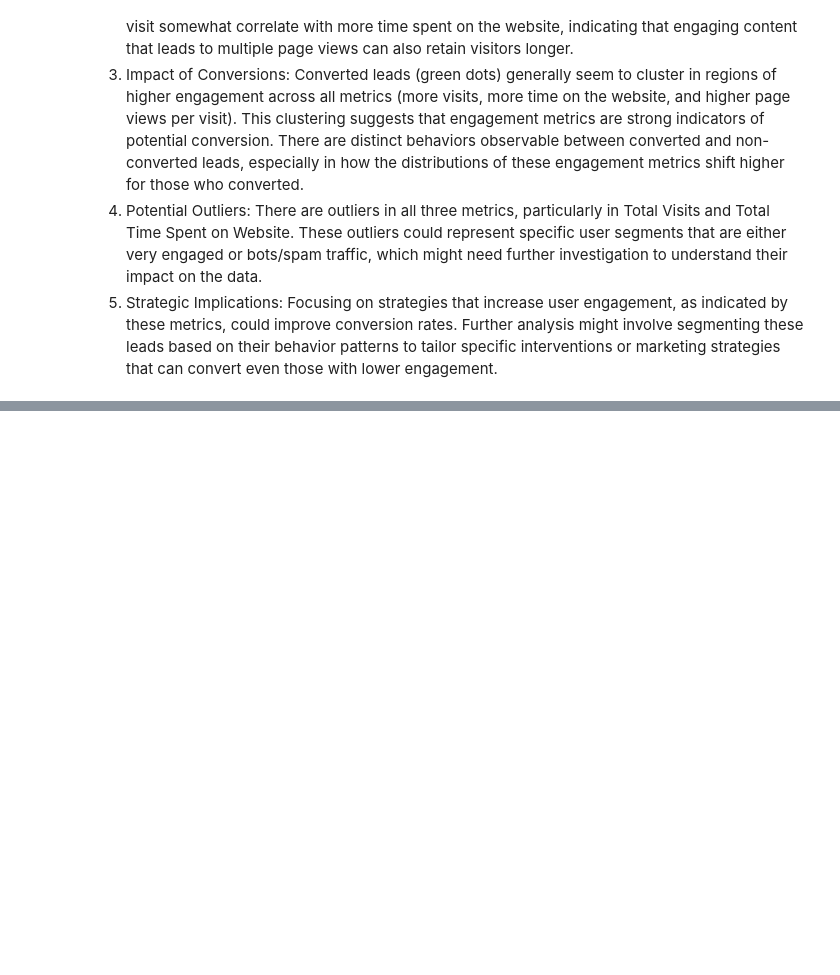
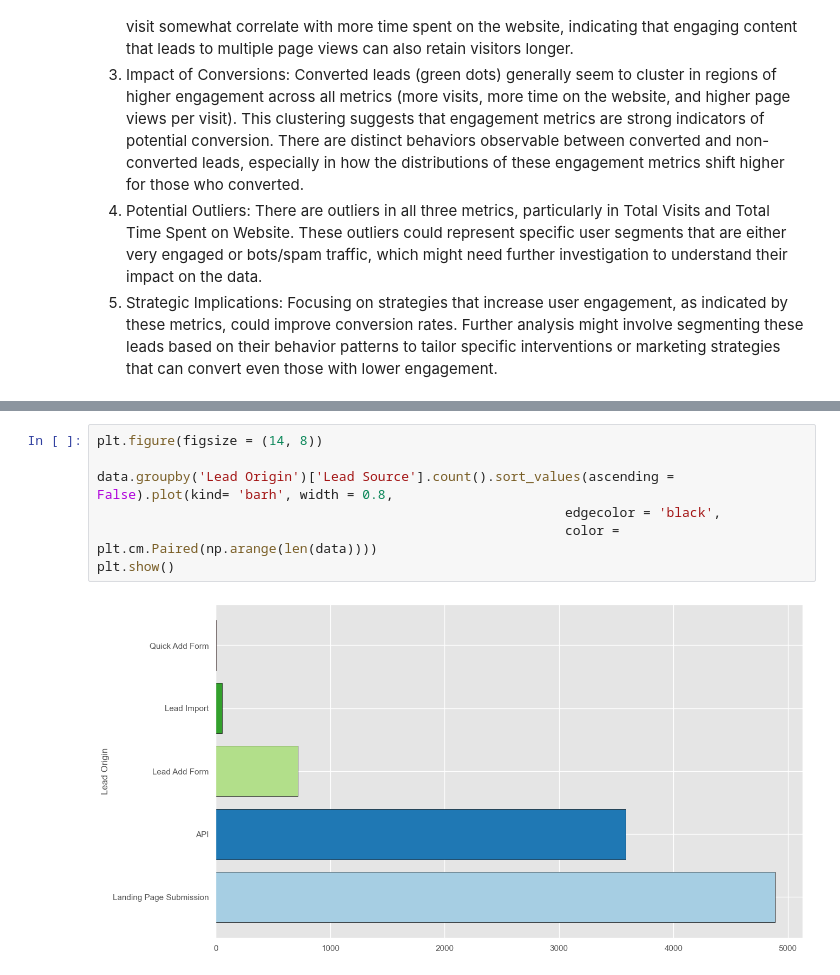
Before and after one commit to paulamisurroy/lead-scoring-logicalRegression, a Jupyter notebook: Lead_Scoring_V1.ipynb, the cells around one changed output, grey strips where cells are left out. Cells and saved outputs as stored; diff of their text form; blank space fills up the shorter version.

```diff
--- a/Lead_Scoring_V1.ipynb
+++ b/Lead_Scoring_V1.ipynb
@@ -707,0 +720,9 @@ data.shape
+# %%
+plt.figure(figsize = (14, 8))
+
+data.groupby('Lead Origin')['Lead Source'].count().sort_values(ascending = False).plot(kind= 'barh', width = 0.8,
+                                                            edgecolor = 'black',
+                                                            color = plt.cm.Paired(np.arange(len(data))))
+plt.show()
+# %% [output]
+[figure, added]
```
Also changed, not shown: parts of 50 cells of this notebook.
